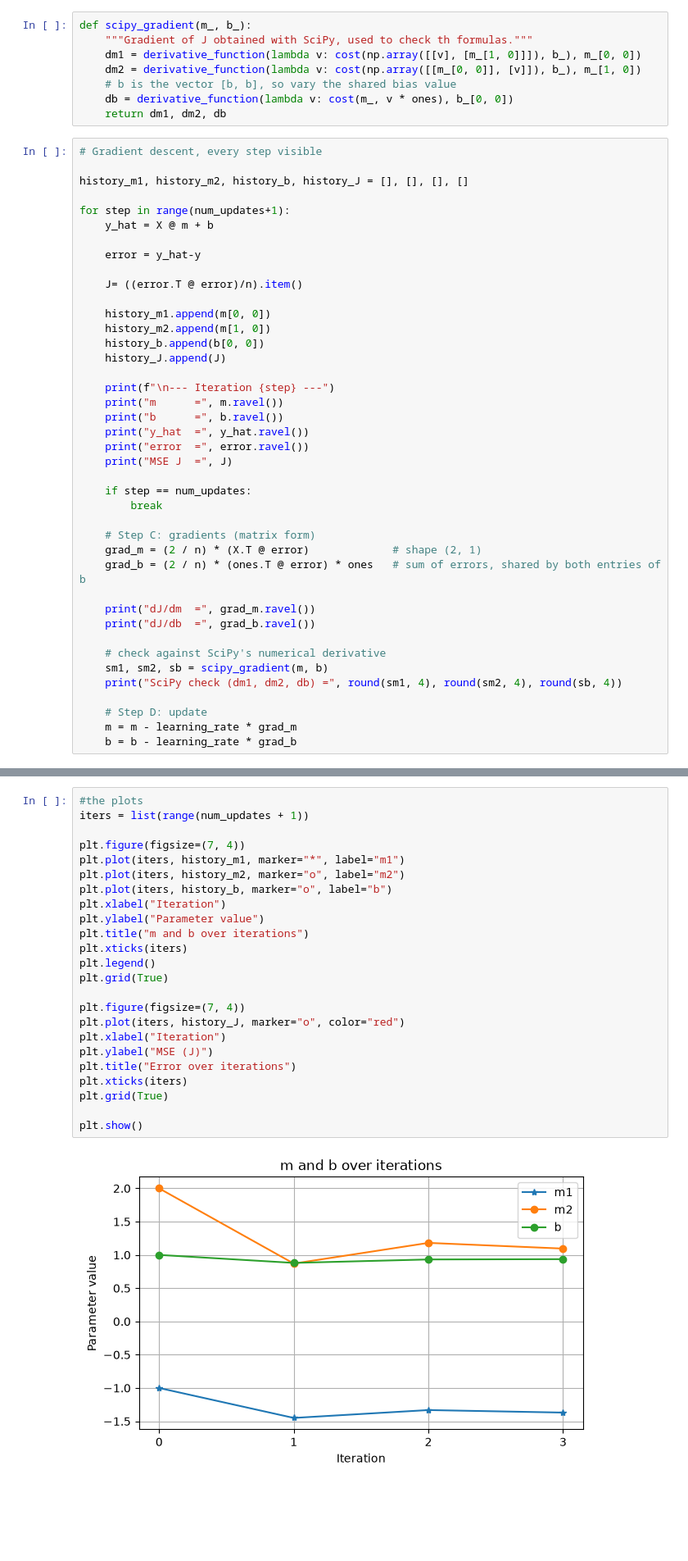
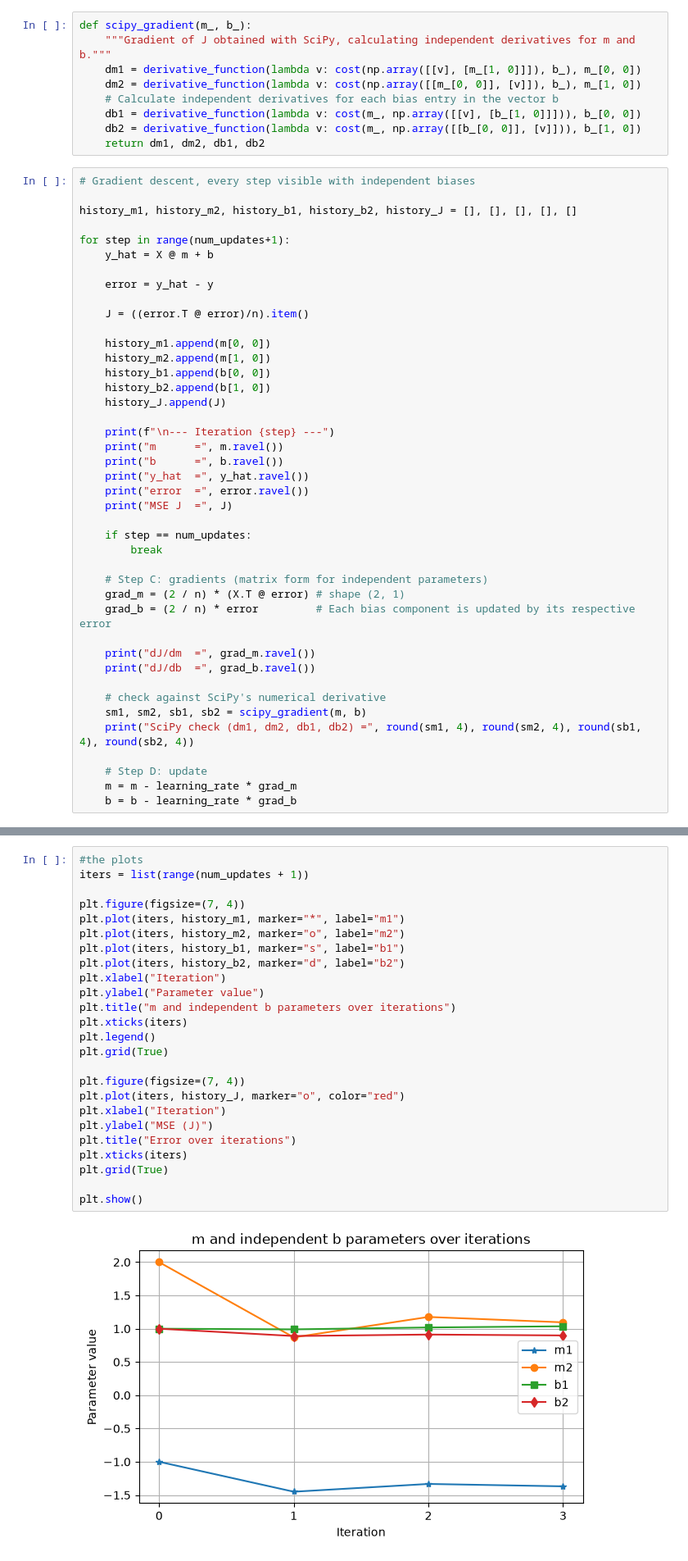
Before and after one commit to julesineza/Formative3_group7, a Jupyter notebook: Gradient_descent/gradient_descent.ipynb, the cells around one changed output, grey strips where cells are left out. Shown at 82% size. Drawn from its saved outputs; the diff is of its cells as text; blank space fills up the shorter version.

Commit message:
changed from using b values as shared bias to using it as vector

```diff
--- a/Gradient_descent/gradient_descent.ipynb
+++ b/Gradient_descent/gradient_descent.ipynb
@@ -37,27 +37,29 @@ def cost(m,b):
      return ((1/n) * (e.T @ e)).item()
 # %%
 def scipy_gradient(m_, b_):
-    """Gradient of J obtained with SciPy, used to check th formulas."""
+    """Gradient of J obtained with SciPy, calculating independent derivatives for m and b."""
     dm1 = derivative_function(lambda v: cost(np.array([[v], [m_[1, 0]]]), b_), m_[0, 0])
     dm2 = derivative_function(lambda v: cost(np.array([[m_[0, 0]], [v]]), b_), m_[1, 0])
-    # b is the vector [b, b], so vary the shared bias value
-    db = derivative_function(lambda v: cost(m_, v * ones), b_[0, 0])
-    return dm1, dm2, db
+    # Calculate independent derivatives for each bias entry in the vector b
+    db1 = derivative_function(lambda v: cost(m_, np.array([[v], [b_[1, 0]]])), b_[0, 0])
+    db2 = derivative_function(lambda v: cost(m_, np.array([[b_[0, 0]], [v]])), b_[1, 0])
+    return dm1, dm2, db1, db2
 # %%
-# Gradient descent, every step visible
+# Gradient descent, every step visible with independent biases
 
-history_m1, history_m2, history_b, history_J = [], [], [], []
+history_m1, history_m2, history_b1, history_b2, history_J = [], [], [], [], []
 
 for step in range(num_updates+1):
     y_hat = X @ m + b
 
-    error = y_hat-y
+    error = y_hat - y
 
-    J= ((error.T @ error)/n).item()
+    J = ((error.T @ error)/n).item()
 
     history_m1.append(m[0, 0])
     history_m2.append(m[1, 0])
-    history_b.append(b[0, 0])
+    history_b1.append(b[0, 0])
+    history_b2.append(b[1, 0])
     history_J.append(J)
 
     print(f"\n--- Iteration {step} ---")
@@ -70,16 +72,16 @@ for step in range(num_updates+1):
     if step == num_updates:
         break
 
-    # Step C: gradients (matrix form)
-    grad_m = (2 / n) * (X.T @ error)             # shape (2, 1)
-    grad_b = (2 / n) * (ones.T @ error) * ones   # sum of errors, shared by both entries of b
+    # Step C: gradients (matrix form for independent parameters)
+    grad_m = (2 / n) * (X.T @ error) # shape (2, 1)
+    grad_b = (2 / n) * error         # Each bias component is updated by its respective error
 
     print("dJ/dm  =", grad_m.ravel())
     print("dJ/db  =", grad_b.ravel())
 
     # check against SciPy's numerical derivative
-    sm1, sm2, sb = scipy_gradient(m, b)
-    print("SciPy check (dm1, dm2, db) =", round(sm1, 4), round(sm2, 4), round(sb, 4))
+    sm1, sm2, sb1, sb2 = scipy_gradient(m, b)
+    print("SciPy check (dm1, dm2, db1, db2) =", round(sm1, 4), round(sm2, 4), round(sb1, 4), round(sb2, 4))
 
     # Step D: update
     m = m - learning_rate * grad_m
@@ -114,27 +116,28 @@ Final predictions = [2.852224 6.409812]  actual y = [5 6]
 # %%
 #the plots
 iters = list(range(num_updates + 1))
 
 plt.figure(figsize=(7, 4))
 plt.plot(iters, history_m1, marker="*", label="m1")
 plt.plot(iters, history_m2, marker="o", label="m2")
-plt.plot(iters, history_b, marker="o", label="b")
+plt.plot(iters, history_b1, marker="s", label="b1")
+plt.plot(iters, history_b2, marker="d", label="b2")
 plt.xlabel("Iteration")
 plt.ylabel("Parameter value")
-plt.title("m and b over iterations")
+plt.title("m and independent b parameters over iterations")
 plt.xticks(iters)
 plt.legend()
 plt.grid(True)
 
 plt.figure(figsize=(7, 4))
 plt.plot(iters, history_J, marker="o", color="red")
 plt.xlabel("Iteration")
 plt.ylabel("MSE (J)")
 plt.title("Error over iterations")
 plt.xticks(iters)
 plt.grid(True)
 
 plt.show()
 # %% [output]
-[figure, old version]
+[figure, new version]
 [figure]
```
Also changed, not shown: parts of 2 cells of this notebook.
